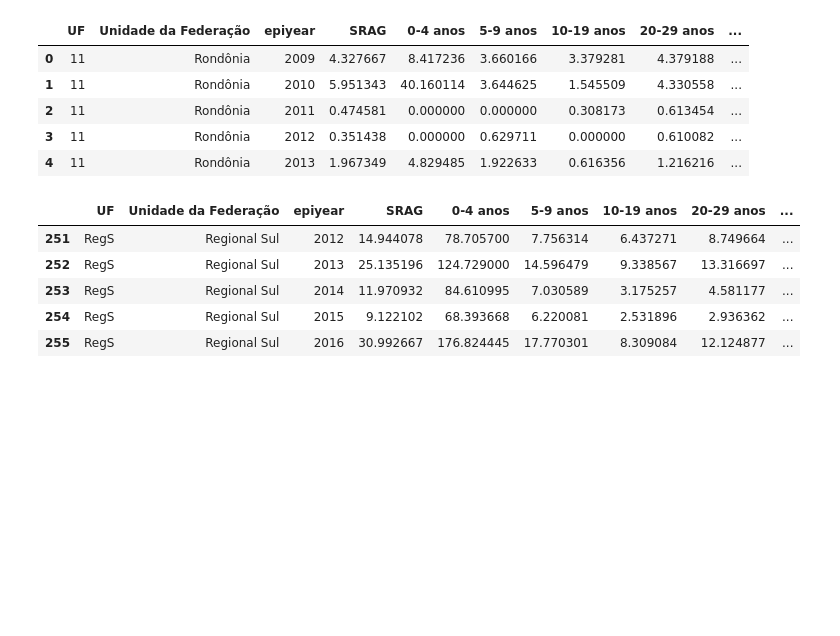
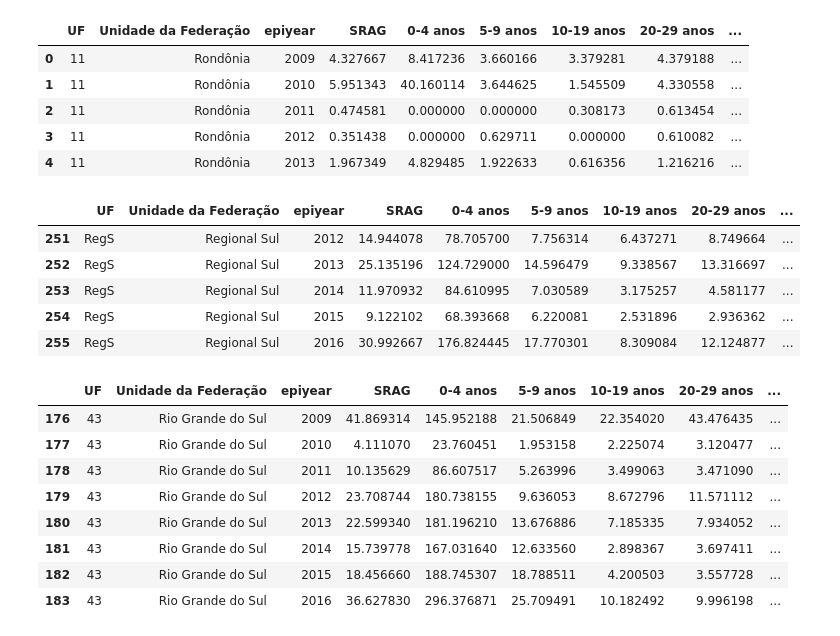
Before and after one commit to FluVigilanciaBR/fludashboard, a Jupyter notebook: Notebooks/incidence_and_age_weekly_panel.ipynb, the cells around one changed output. Saved outputs shown, nothing was run; the diff lists cells and outputs as text; code cells hidden in the pictures; blank space fills up the shorter version.

```diff
--- a/Notebooks/incidence_and_age_weekly_panel.ipynb
+++ b/Notebooks/incidence_and_age_weekly_panel.ipynb
@@ -538,7 +543,7 @@ Finally, column "Level" has the corresponding color code appropriate for season'
 - Yellow: if weekly incidence has only crossed the epidemic threshold, but not the high activity one;
 - Green: if weekly incidence has not crossed the epidemic threshold.
 # %%
-df_by_season['Level'] = df_by_season_level.apply(get_season_level, axis=1)
+df_by_season['Level'] = df_by_season_level[list(level_dict.keys())].apply(get_season_level, axis=1)
 # %%
 df_by_season.head()
 # %% [output]
@@ -557,3 +562,15 @@ df_by_season.tail()
 | 253 | RegS | Regional Sul | 2014 | 11.970932 | 84.610995 | 7.030589 | 3.175257 | 4.581177 | ... |
 | 254 | RegS | Regional Sul | 2015 | 9.122102 | 68.393668 | 6.220081 | 2.531896 | 2.936362 | ... |
 | 255 | RegS | Regional Sul | 2016 | 30.992667 | 176.824445 | 17.770301 | 8.309084 | 12.124877 | ... |
+# %%
+df_by_season[df_by_season.UF == '43']
+# %% [output]
+|  | UF | Unidade da Federação | epiyear | SRAG | 0-4 anos | 5-9 anos | 10-19 anos | 20-29 anos | ... |
+| 176 | 43 | Rio Grande do Sul | 2009 | 41.869314 | 145.952188 | 21.506849 | 22.354020 | 43.476435 | ... |
+| 177 | 43 | Rio Grande do Sul | 2010 | 4.111070 | 23.760451 | 1.953158 | 2.225074 | 3.120477 | ... |
+| 178 | 43 | Rio Grande do Sul | 2011 | 10.135629 | 86.607517 | 5.263996 | 3.499063 | 3.471090 | ... |
+| 179 | 43 | Rio Grande do Sul | 2012 | 23.708744 | 180.738155 | 9.636053 | 8.672796 | 11.571112 | ... |
+| 180 | 43 | Rio Grande do Sul | 2013 | 22.599340 | 181.196210 | 13.676886 | 7.185335 | 7.934052 | ... |
+| 181 | 43 | Rio Grande do Sul | 2014 | 15.739778 | 167.031640 | 12.633560 | 2.898367 | 3.697411 | ... |
+| 182 | 43 | Rio Grande do Sul | 2015 | 18.456660 | 188.745307 | 18.788511 | 4.200503 | 3.557728 | ... |
+| 183 | 43 | Rio Grande do Sul | 2016 | 36.627830 | 296.376871 | 25.709491 | 10.182492 | 9.996198 | ... |
```
Also changed, not shown: parts of 14 cells of this notebook, 1 other file.
